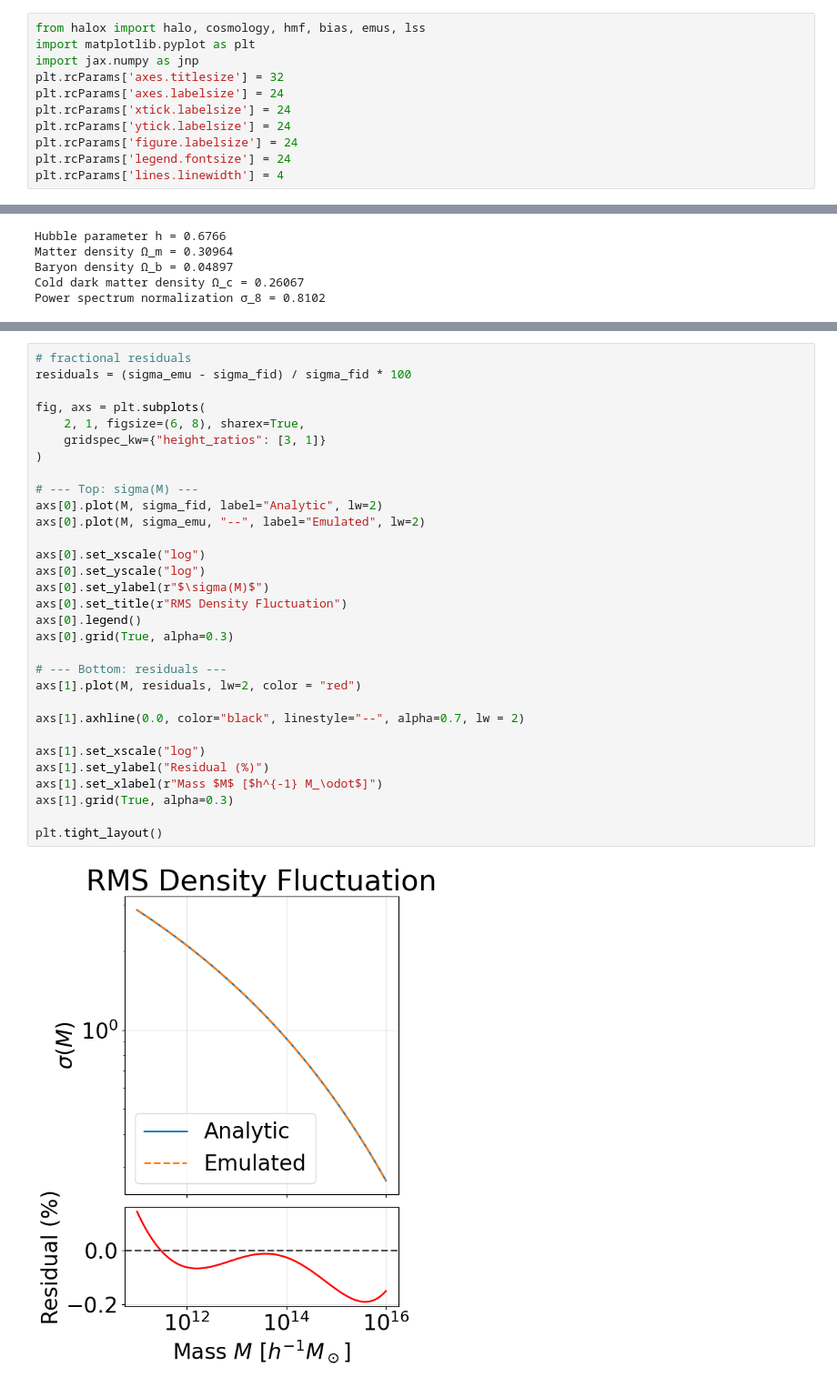
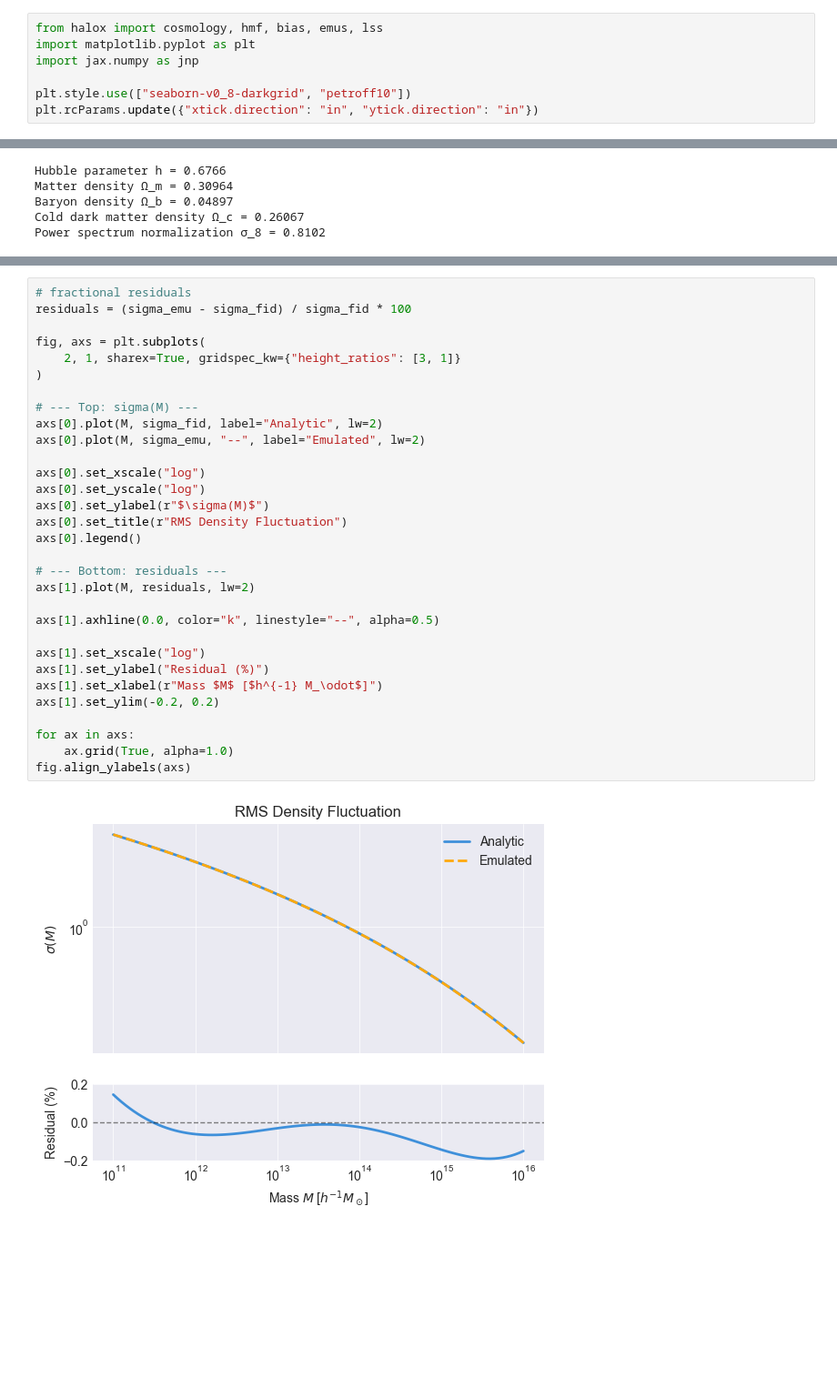
Before and after one commit to fkeruzore/halox, a Jupyter notebook: notebooks/using_the_emulator.ipynb, the cells around one changed output, grey strips where cells are left out. Shown at 91% size. Drawn from its saved outputs; the diff is of its cells as text; blank space fills up the shorter version.

```diff
--- a/notebooks/using_the_emulator.ipynb
+++ b/notebooks/using_the_emulator.ipynb
@@ -3,16 +3,12 @@
 
 ## How to call the emulator and a comparison between the emulated and analytical fucntion
 # %%
-from halox import halo, cosmology, hmf, bias, emus, lss
+from halox import cosmology, hmf, bias, emus, lss
 import matplotlib.pyplot as plt
 import jax.numpy as jnp
-plt.rcParams['axes.titlesize'] = 32
-plt.rcParams['axes.labelsize'] = 24
-plt.rcParams['xtick.labelsize'] = 24
-plt.rcParams['ytick.labelsize'] = 24
-plt.rcParams['figure.labelsize'] = 24
-plt.rcParams['legend.fontsize'] = 24
-plt.rcParams['lines.linewidth'] = 4
+
+plt.style.use(["seaborn-v0_8-darkgrid", "petroff10"])
+plt.rcParams.update({"xtick.direction": "in", "ytick.direction": "in"})
 # %% [markdown]
 ## Building the cosmology and mass range
 # %%
@@ -51,33 +57,33 @@ Below is a comparison of $\sigma(M)$ calculations, followed by a comparison of H
 # %%
 # fractional residuals
 residuals = (sigma_emu - sigma_fid) / sigma_fid * 100
 
 fig, axs = plt.subplots(
-    2, 1, figsize=(6, 8), sharex=True,
-    gridspec_kw={"height_ratios": [3, 1]}
+    2, 1, sharex=True, gridspec_kw={"height_ratios": [3, 1]}
 )
 
 # --- Top: sigma(M) ---
 axs[0].plot(M, sigma_fid, label="Analytic", lw=2)
 axs[0].plot(M, sigma_emu, "--", label="Emulated", lw=2)
 
 axs[0].set_xscale("log")
 axs[0].set_yscale("log")
 axs[0].set_ylabel(r"$\sigma(M)$")
 axs[0].set_title(r"RMS Density Fluctuation")
 axs[0].legend()
-axs[0].grid(True, alpha=0.3)
 
 # --- Bottom: residuals ---
-axs[1].plot(M, residuals, lw=2, color = "red")
+axs[1].plot(M, residuals, lw=2)
 
-axs[1].axhline(0.0, color="black", linestyle="--", alpha=0.7, lw = 2)
+axs[1].axhline(0.0, color="k", linestyle="--", alpha=0.5)
 
 axs[1].set_xscale("log")
 axs[1].set_ylabel("Residual (%)")
 axs[1].set_xlabel(r"Mass $M$ [$h^{-1} M_\odot$]")
-axs[1].grid(True, alpha=0.3)
+axs[1].set_ylim(-0.2, 0.2)
 
-plt.tight_layout()
+for ax in axs:
+    ax.grid(True, alpha=1.0)
+fig.align_ylabels(axs)
 # %% [output]
-[figure, old version]
+[figure, new version]
```
Also changed, not shown: parts of 11 cells of this notebook.
